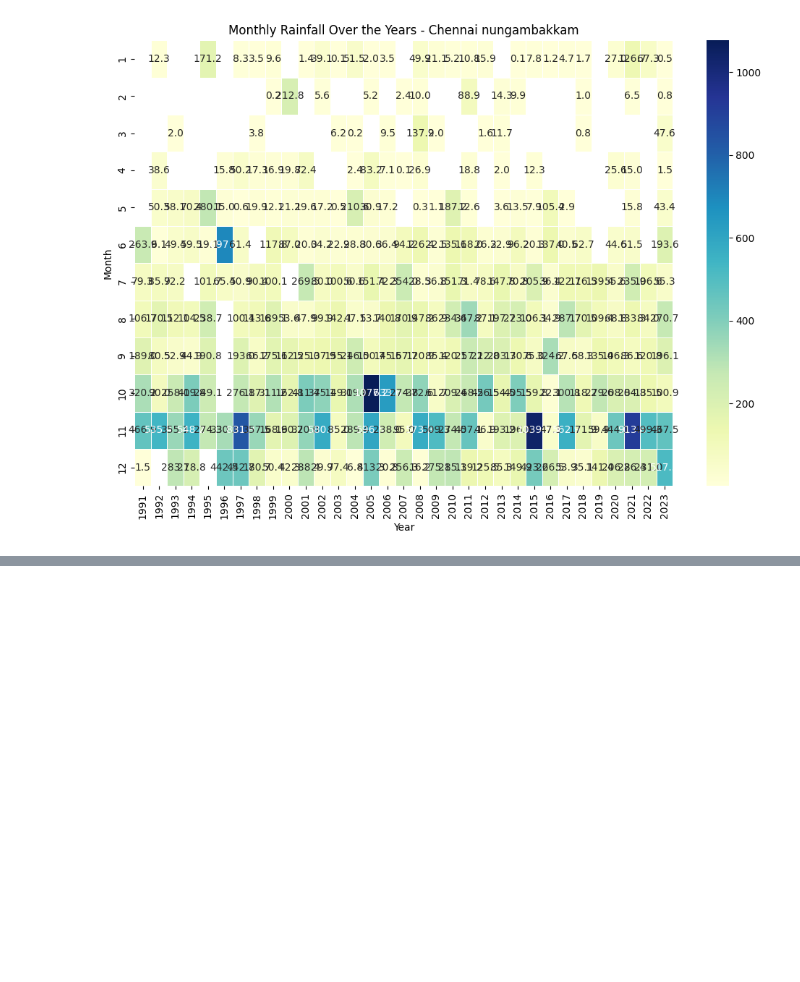
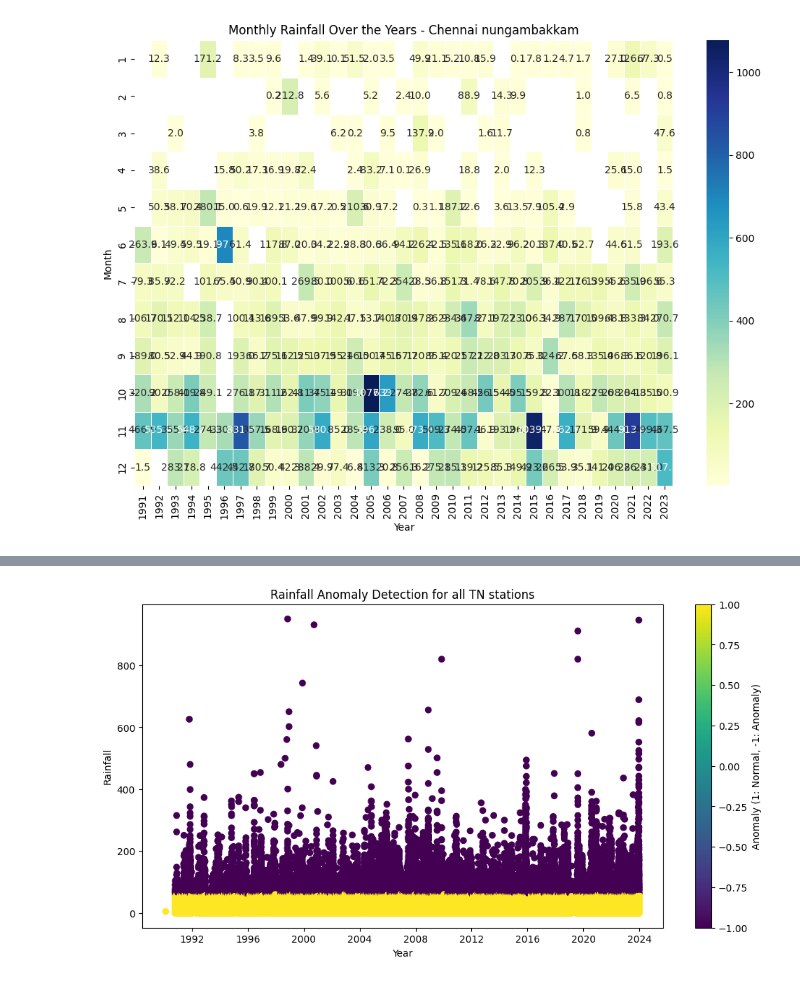
Before and after one commit to msathia/rainfallAnalysis, a Jupyter notebook: tn-rainfall-data-analysis.ipynb, the cells around one changed output, grey strips where cells are left out. Saved outputs shown, nothing was run; the diff lists cells and outputs as text; code cells hidden in the pictures; blank space fills up the shorter version.

```diff
--- a/tn-rainfall-data-analysis.ipynb
+++ b/tn-rainfall-data-analysis.ipynb
@@ -240,0 +293,29 @@ plt.show()
+# %%
+import pandas as pd
+from sklearn.ensemble import IsolationForest
+import matplotlib.pyplot as plt
+
+
+# Convert 'Timestamp' to datetime if not already done
+rainfall_data['date'] = pd.to_datetime(rainfall_data['date'])
+
+# Extract relevant features (you might need additional features)
+X = rainfall_data[['date', 'rainfall']]
+
+# Train the Isolation Forest model
+model = IsolationForest(contamination=0.05, random_state=42)
+model.fit(X[['rainfall']].values.reshape(-1, 1))
+
+# Predict anomalies (outliers)
+rainfall_data['anomaly'] = model.predict(X[['rainfall']].values.reshape(-1, 1))
+
+# Plot the rainfall data with anomalies highlighted
+plt.figure(figsize=(12, 6))
+plt.scatter(rainfall_data['date'], rainfall_data['rainfall'], c=rainfall_data['anomaly'], cmap='viridis')
+plt.title('Rainfall Anomaly Detection for all TN stations')
+plt.xlabel('Year')
+plt.ylabel('Rainfall')
+plt.colorbar(label='Anomaly (1: Normal, -1: Anomaly)')
+plt.show()
+# %% [output]
+[figure, added]
```
Also changed, not shown: parts of 3 cells of this notebook.
